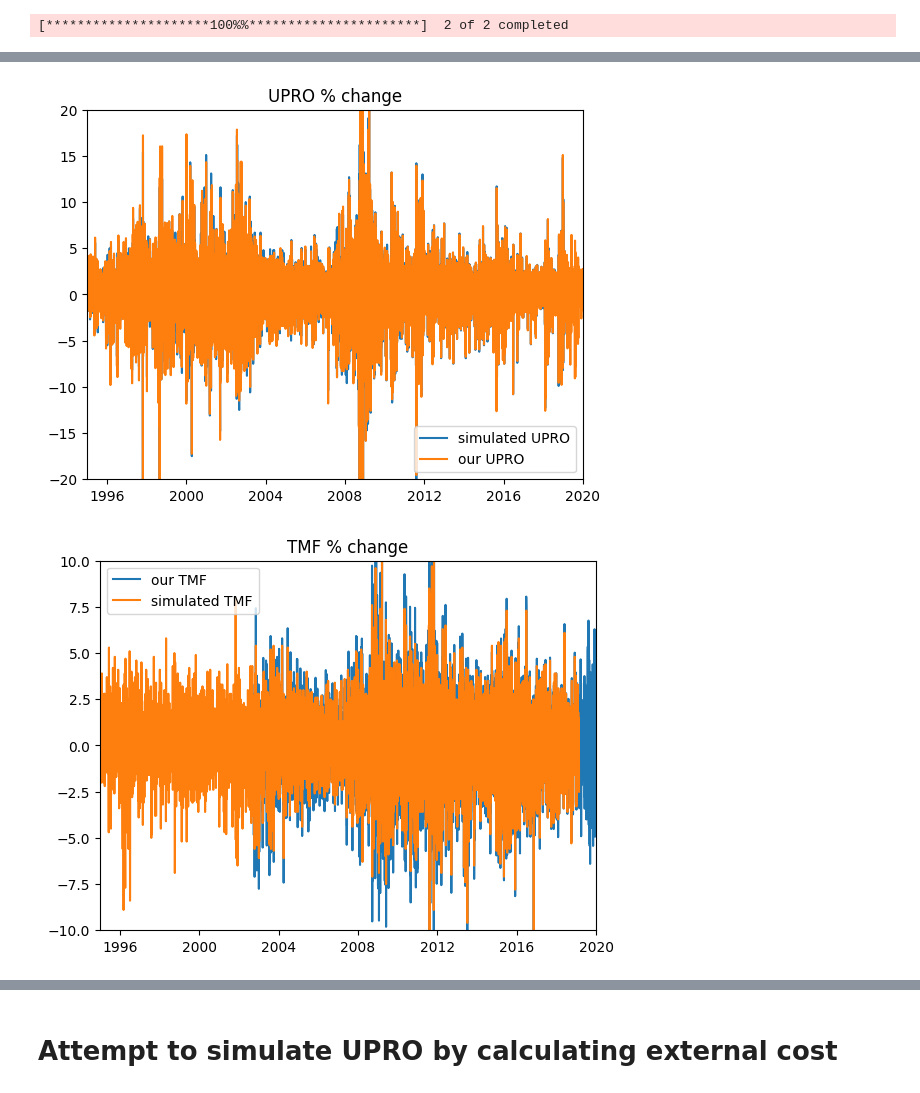
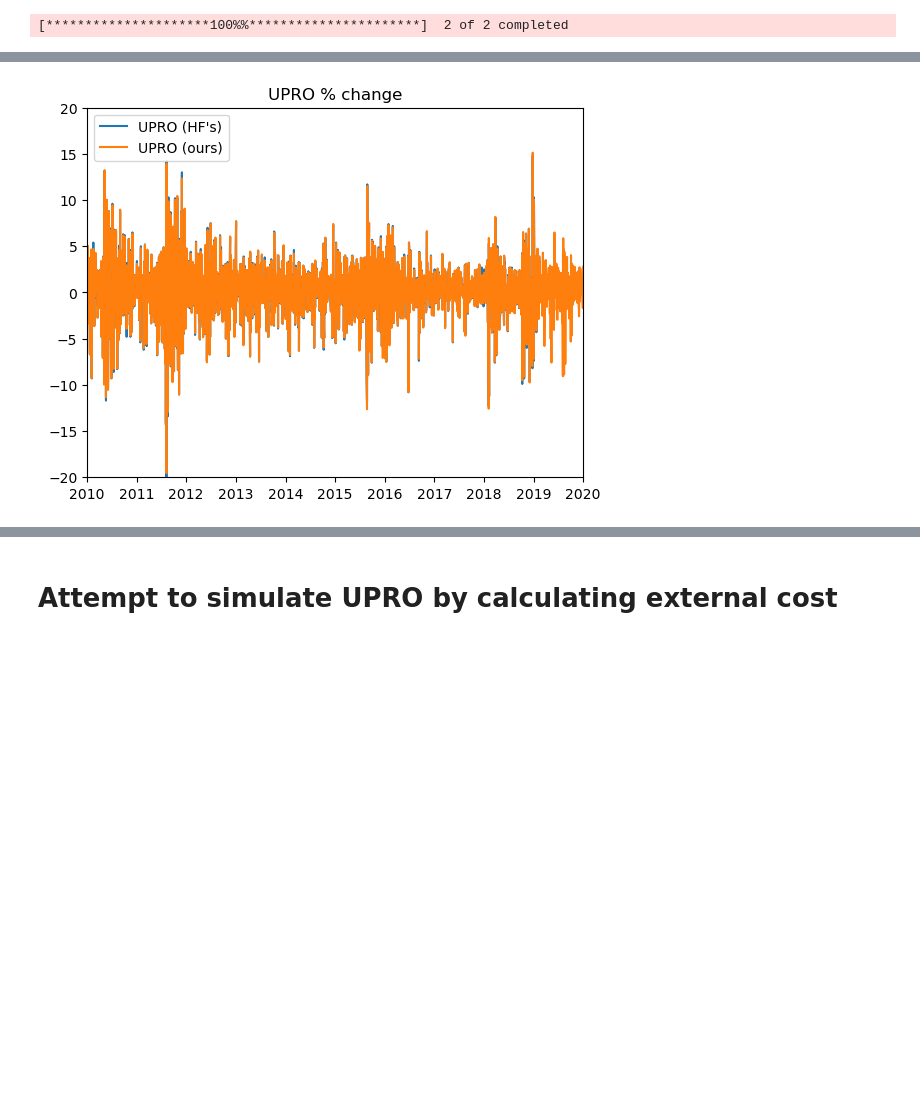
Before and after one commit to oTaira/BTBJ, a Jupyter notebook: BTBJ.ipynb, the cells around one changed output, grey strips where cells are left out. Saved outputs shown, nothing was run; the diff lists cells and outputs as text; code cells hidden in the pictures; blank space fills up the shorter version.

Commit message:
full borrow cost(?), compare

```diff
--- a/BTBJ.ipynb
+++ b/BTBJ.ipynb
@@ -18,7 +16,5 @@ FFR = pd.read_csv("./data/FFR.csv")
 
 FFR['Date'] = pd.to_datetime(FFR['Date'], format='%Y-%m-%d')
 # Cost of borrowing to achieve 3x exposure:
-FFR['Borrow cost'] = (1 + (LEV-1)*FFR['FFR']) ** (1/30) - 1
-FFR.drop(columns=["FFR"], inplace=True)
 FFR
 # %% [output]
@@ -143,0 +86,7 @@ def leverage(df, tickers, lev = 1):
+# %%
+data = pd.merge_asof(real_data['Close'].sort_values('Date'),
+                            FFR.sort_values('Date'),
+                            on='Date',
+                            direction='backward')
+
+data
@@ -144,12 +134,8 @@ def leverage(df, tickers, lev = 1):
 # %%
 tickers = {'SPY': 'UPRO', 'TLT': 'TMF'}
-pct_change_df = leverage(real_data, tickers , LEV)
-pct_change_df = leverage(real_data, tickers, LEV)
+pct_change_df = naive_leverage(data, tickers, LEV)
+pct_change_df = leverage(pct_change_df, tickers, 0.0092, LEV)
 pct_change_df['Date'] = pd.to_datetime(pct_change_df['Date'])
-pct_change_df = pd.merge_asof(pct_change_df.sort_values('Date'),
-                            FFR.sort_values('Date'),
-                            on='Date',
-                            direction='backward')
-pct_change_df['UPRO_ours'] = pct_change_df[f'{LEV}xSPY'] - pct_change_df['Borrow cost']
-print(pct_change_df)
+
+pct_change_df
 # %% [output]
@@ -192,26 +179,16 @@ joined_df[5500:6000]
 # %%
-start = "1995"
+start = "2010"
 
-plt.plot(joined_df["UPRO_sim"], label = "simulated UPRO")
-plt.plot(joined_df["UPRO_ours"], label="our UPRO")
+plt.plot(joined_df["UPRO_sim"], label = "UPRO (HF's)")
+plt.plot(joined_df["UPRO_ours"], label="UPRO (ours)")
 # plt.plot(joined_df["3xSPY"], label="3x S&P 500")
 plt.legend()
 plt.title("UPRO % change")
 plt.ylim(-20,20)
 plt.xlim(pd.to_datetime(start), pd.to_datetime("2020"))
 plt.show()
-
-plt.plot(joined_df["3xTLT"], label="our TMF")
-plt.plot(joined_df["TMF_sim"], label = "simulated TMF")
-plt.legend()
-plt.title("TMF % change")
-plt.xlim(6000,18000)
-plt.xlim(pd.to_datetime(start), pd.to_datetime("2020"))
-plt.ylim(-10,10)
-plt.show()
 # %% [output]
-[figure, old version]
+[figure, new version]
-[figure, removed]
 # %%
 INIT = 10000
 
```
Also changed, not shown: parts of 41 cells of this notebook.
